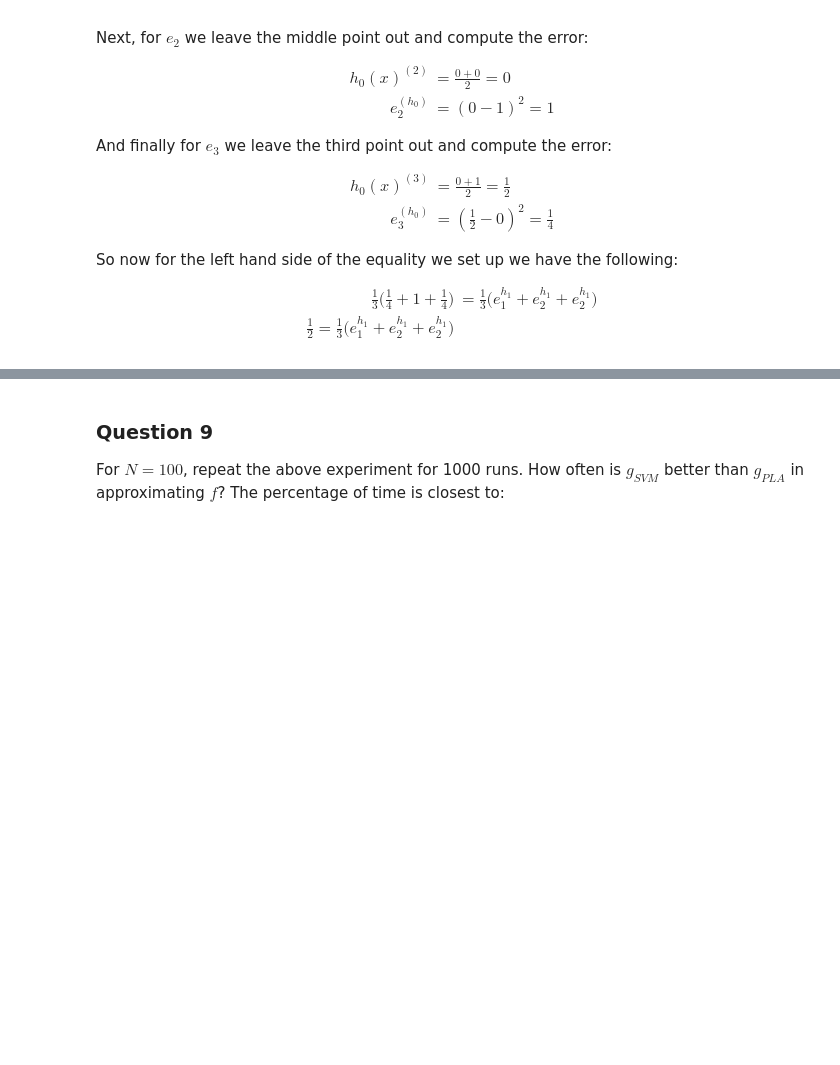
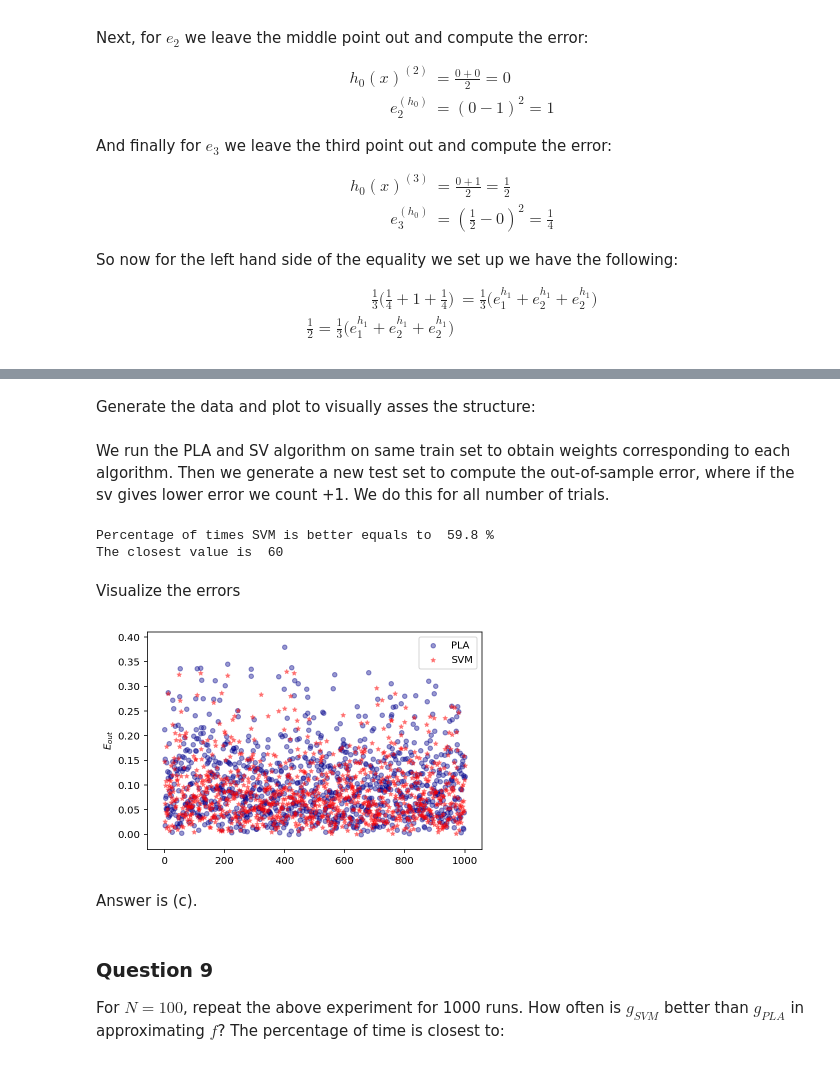
Before and after one commit to itacdonev/Learning_From_Data_Caltech, a Jupyter notebook: HW7/HW7.ipynb, the cells around one changed output, grey strips where cells are left out. Cells and saved outputs as stored; diff of their text form; code cells hidden in the pictures; blank space fills up the shorter version.

```diff
--- a/HW7/HW7.ipynb
+++ b/HW7/HW7.ipynb
@@ -423,0 +518,5 @@ For $N = 10$, repeat the above experiment for 1000 runs. How often is $g_{SVM}$
+# %%
+def test(Xt,yt,w):
+    g = np.where(np.dot(Xt,w)>=0, 1, -1)
+    E_out = np.count_nonzero(g - yt)/Nt
+    return E_out
@@ -424,3 +587,54 @@ For $N = 10$, repeat the above experiment for 1000 runs. How often is $g_{SVM}$
+# %% [markdown]
+Generate the data and plot to visually asses the structure:
+# %%
+N = 10 # number of train examples
+Nt = 1000 # number of test examples
+d = 2 # number of variables (X dimension)
+no_trials = 1000 # number of times to run the experiment
+learn_rate = 0.01 # learning rate for the PLA
+# %% [markdown]
+We run the PLA and SV algorithm on same train set to obtain weights corresponding to each algorithm. Then we generate a new test set to compute the out-of-sample error, where if the sv gives lower error we count +1. We do this for all number of trials.
+# %%
+Epla = []
+Esvm = []
+count = 0
+for i in range(no_trials):
+
+    l,f = target_line()
+    X,y = xy_data(d,N,l)
+    Xt,yt = xy_data(d,Nt,l)
+
+    w_pla = pla(X, y, learn_rate)
+    E_pla = test(Xt,yt,w_pla)
+
+    w_svm = svm_fitP(X,y)
+    E_svm = test(Xt,yt, w_svm)
+
+    Epla.append(E_pla)
+    Esvm.append(E_svm)
+
+    if E_svm < E_pla:
+        count += 1
+
+print('Percentage of times SVM is better equals to ', (count/float(no_trials))*100,'%')
+print('The closest value is ',
+      min([20, 40, 60, 80, 100], key=lambda x:abs(x-(count/float(no_trials))*100)))
+# %% [output]
+Percentage of times SVM is better equals to  59.8 %
+The closest value is  60
+# %% [markdown]
+Visualize the errors
+# %%
+x1 = np.arange(1, no_trials+1, 1)
+plt.scatter(x1, Epla, c='darkblue', s=20, alpha = 0.4, label = 'PLA')
+plt.scatter(x1, Esvm, c='red', s=20, alpha = 0.4, label = 'SVM', marker = '*')
+plt.ylabel(r'$E_{out}$')
+plt.legend()
+plt.show()
+# %% [output]
+[figure, added]
+# %% [markdown]
+Answer is (c).
 # %% [markdown]
 ### Question 9
 For $N = 100$, repeat the above experiment for 1000 runs. How often is $g_{SVM}$ better than $g_{PLA}$ in approximating $f$? The percentage of time is closest to:
```
Also changed, not shown: parts of 19 cells of this notebook, 1 other file.
